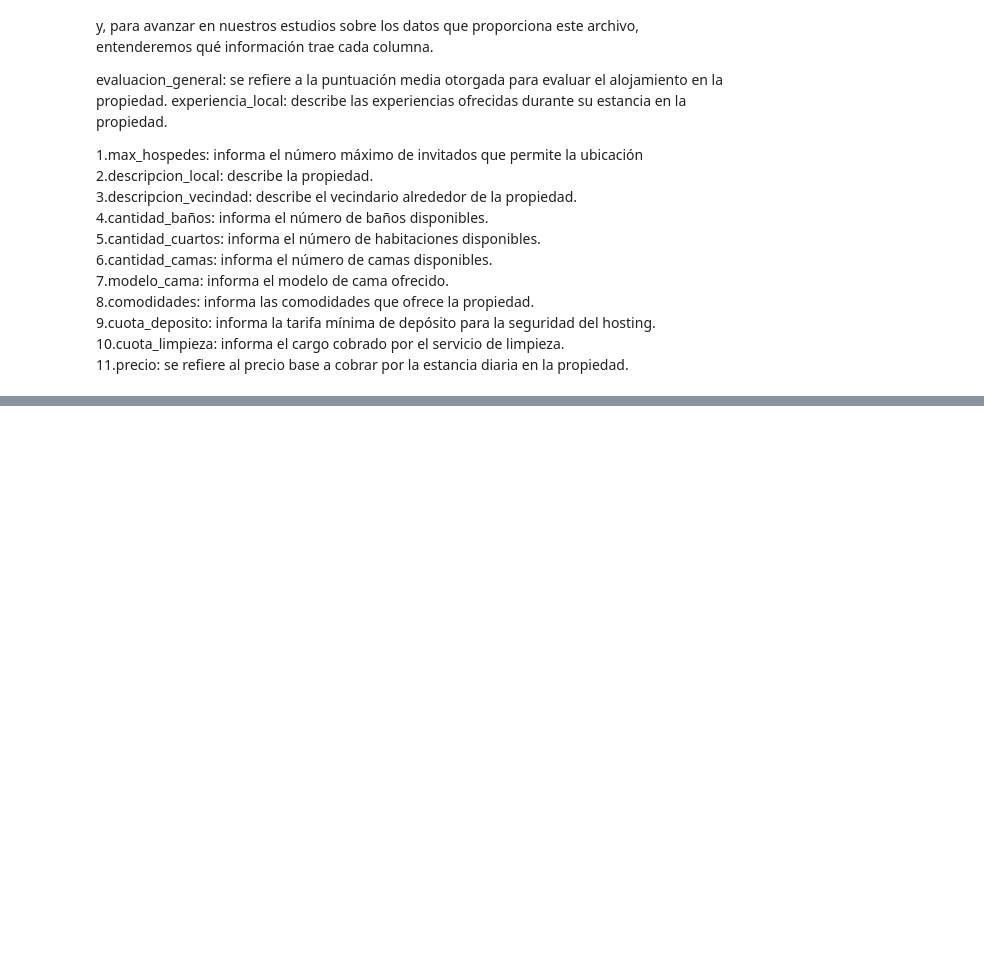
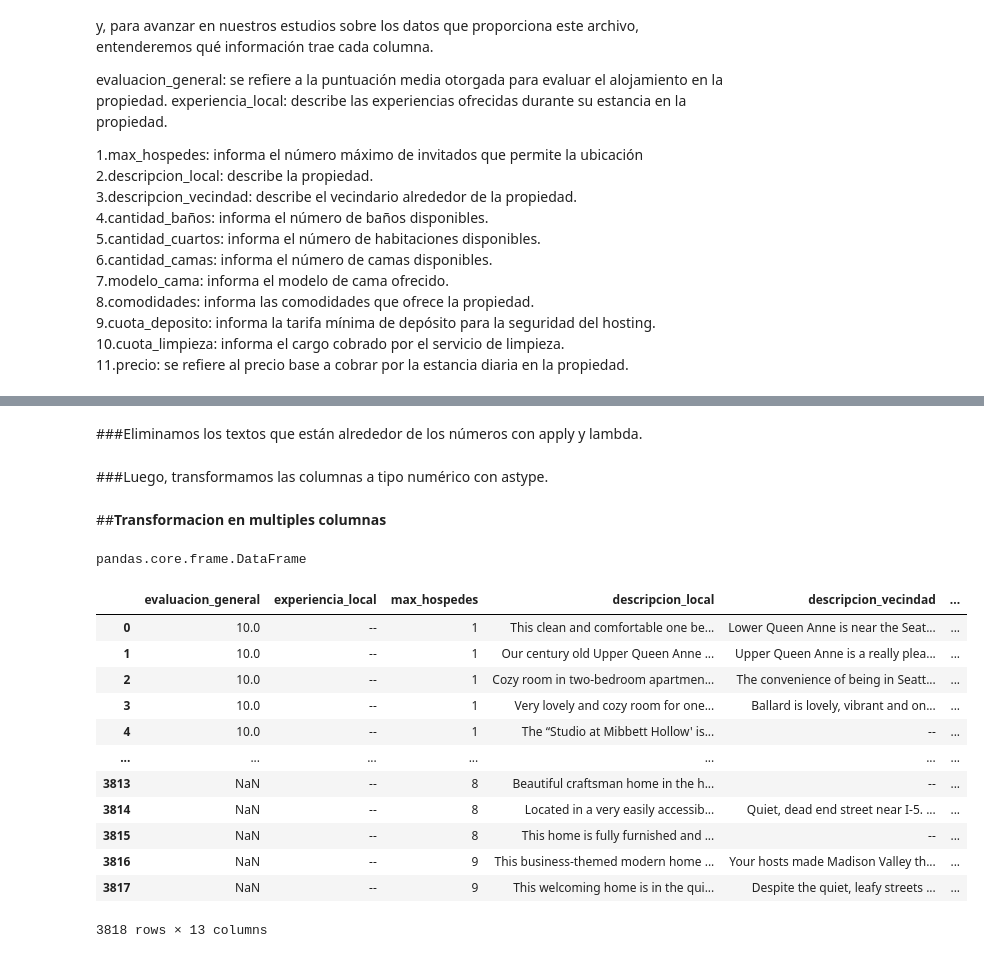
Before and after one commit to AngelTroncoso/Data_Science, a Jupyter notebook: 6_Transformacion_y_Manipulacion.ipynb, the cells around one changed output, grey strips where cells are left out. Drawn from its saved outputs; the diff is of its cells as text; code cells hidden in the pictures; blank space fills up the shorter version.

```diff
--- a/6_Transformacion_y_Manipulacion.ipynb
+++ b/6_Transformacion_y_Manipulacion.ipynb
@@ -60,0 +163,4 @@ experiencia_local: describe las experiencias ofrecidas durante su estancia en la
+# %%
+col_numericas = ['cantidad_baños','cantidad_cuartos','cantidad_camas']
+# %%
+datos[col_numericas] = datos[col_numericas].astype(np.int64)
@@ -60,0 +190,2 @@ experiencia_local: describe las experiencias ofrecidas durante su estancia en la
+# %%
+datos['evaluacion_general'] = datos['evaluacion_general'].astype(np.float64)
@@ -60,0 +217,4 @@ experiencia_local: describe las experiencias ofrecidas durante su estancia en la
+# %%
+#se realizan dos replace para que se pueda visualizar la integracion de mas de uno y el cambio de formatos de tipo numero
+# Se agrega una verificación para asegurarse de que el valor es una cadena antes de aplicar replace
+datos['precio'] = datos['precio'].apply(lambda x: str(x).replace('$','').replace(',','').strip()).astype(np.float64)
@@ -60,0 +277,3 @@ experiencia_local: describe las experiencias ofrecidas durante su estancia en la
+# %% [markdown]
+
+###Eliminamos los textos que están alrededor de los números con apply y lambda.
@@ -60,0 +283,2 @@ experiencia_local: describe las experiencias ofrecidas durante su estancia en la
+# %% [markdown]
+###Luego, transformamos las columnas a tipo numérico con astype.
@@ -60,0 +288,25 @@ experiencia_local: describe las experiencias ofrecidas durante su estancia en la
+# %% [markdown]
+##**Transformacion en multiples columnas**
+# %%
+type(datos)
+# %% [output]
+pandas.core.frame.DataFrame
+# %%
+datos[['cuota_deposito','cuota_limpieza']] = datos[['cuota_deposito','cuota_limpieza']].applymap(
+    lambda x: x.replace('$','').replace(',','').strip()
+)
+datos
+# %% [output]
+|  | evaluacion_general | experiencia_local | max_hospedes | descripcion_local | descripcion_vecindad | ... |
+| 0 | 10.0 | -- | 1 | This clean and comfortable one be... | Lower Queen Anne is near the Seat... | ... |
+| 1 | 10.0 | -- | 1 | Our century old Upper Queen Anne ... | Upper Queen Anne is a really plea... | ... |
+| 2 | 10.0 | -- | 1 | Cozy room in two-bedroom apartmen... | The convenience of being in Seatt... | ... |
+| 3 | 10.0 | -- | 1 | Very lovely and cozy room for one... | Ballard is lovely, vibrant and on... | ... |
+| 4 | 10.0 | -- | 1 | The “Studio at Mibbett Hollow' is... | -- | ... |
+| ... | ... | ... | ... | ... | ... | ... |
+| 3813 | NaN | -- | 8 | Beautiful craftsman home in the h... | -- | ... |
+| 3814 | NaN | -- | 8 | Located in a very easily accessib... | Quiet, dead end street near I-5. ... | ... |
+| 3815 | NaN | -- | 8 | This home is fully furnished and ... | -- | ... |
+| 3816 | NaN | -- | 9 | This business-themed modern home ... | Your hosts made Madison Valley th... | ... |
+| 3817 | NaN | -- | 9 | This welcoming home is in the qui... | Despite the quiet, leafy streets ... | ... |
+3818 rows × 13 columns
```
Also changed, not shown: parts of 19 cells of this notebook.
